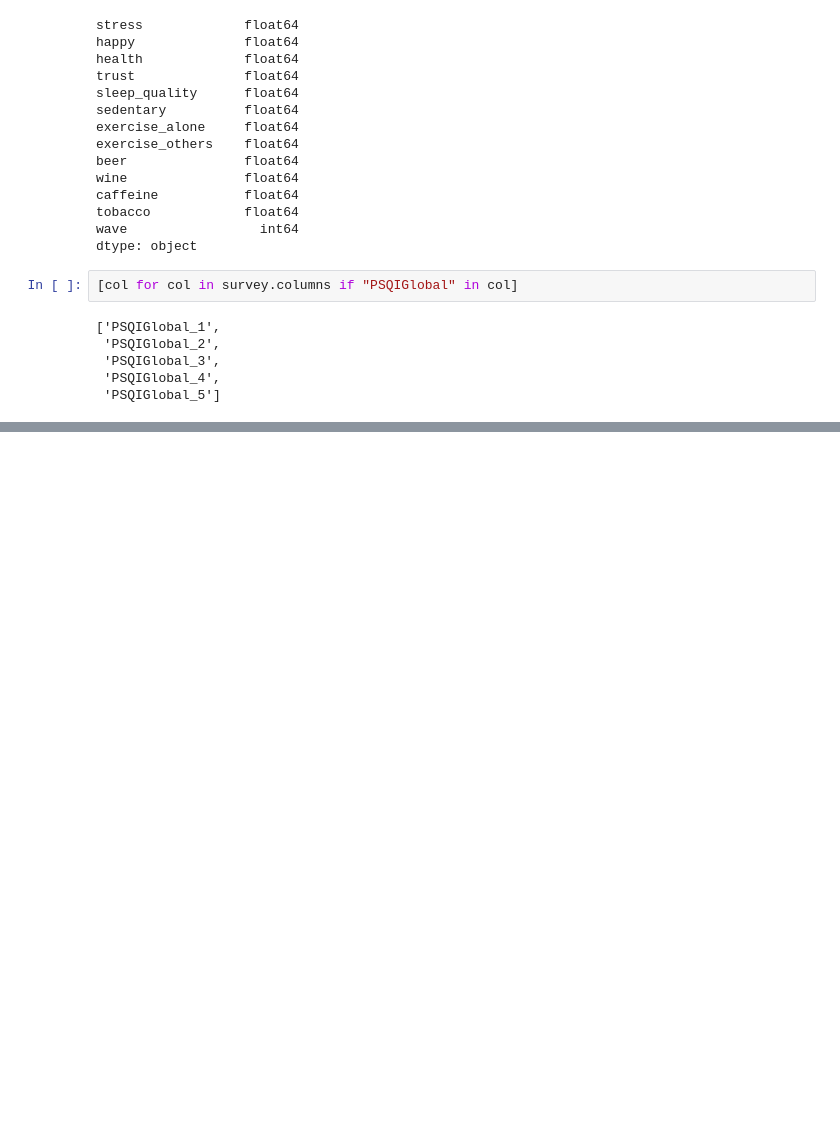
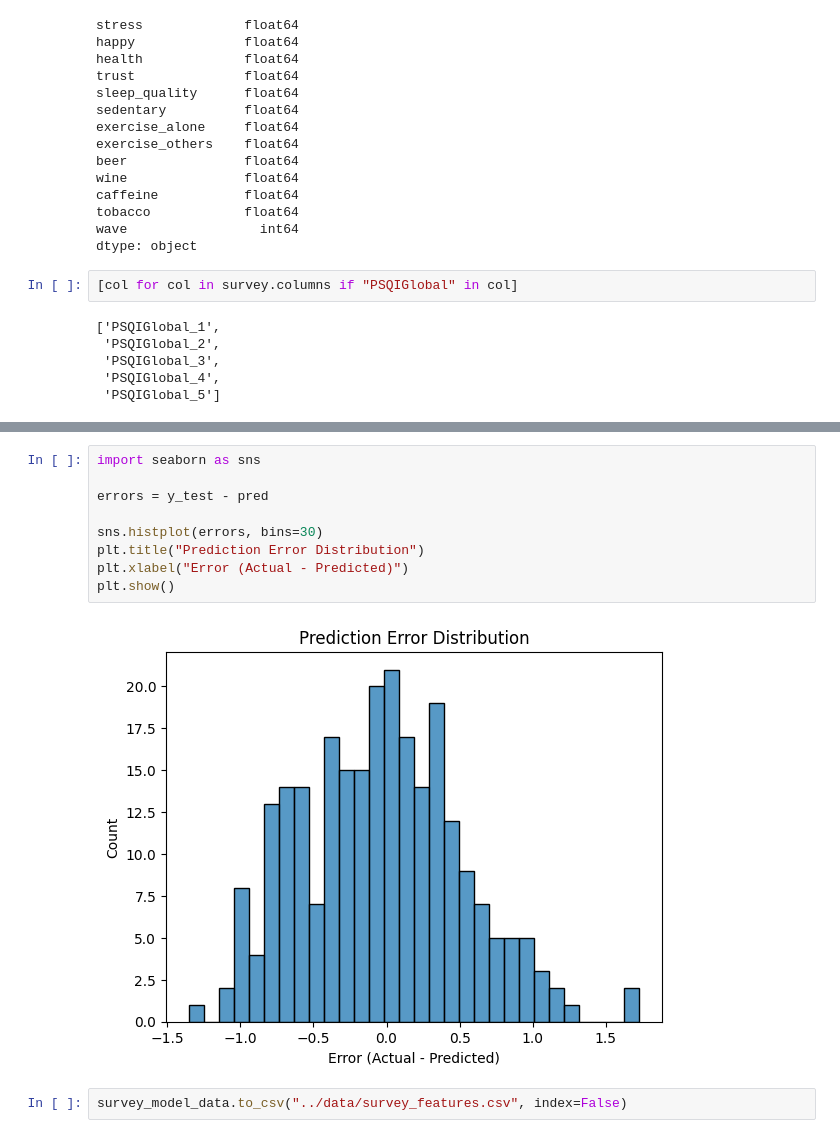
Before and after one commit to zhudiana/wearable-stress-model, a Jupyter notebook: notebooks/survey_model.ipynb, the cells around one changed output, grey strips where cells are left out. Drawn from its saved outputs; the diff is of its cells as text; blank space fills up the shorter version.

```diff
--- a/notebooks/survey_model.ipynb
+++ b/notebooks/survey_model.ipynb
@@ -206,0 +453,13 @@ KeyError: 'PSQIGlobal_6'
+# %%
+import seaborn as sns
+
+errors = y_test - pred
+
+sns.histplot(errors, bins=30)
+plt.title("Prediction Error Distribution")
+plt.xlabel("Error (Actual - Predicted)")
+plt.show()
+# %% [output]
+[figure, added]
+# %%
+survey_model_data.to_csv("../data/survey_features.csv", index=False)
```
Also changed, not shown: parts of 21 cells of this notebook.
